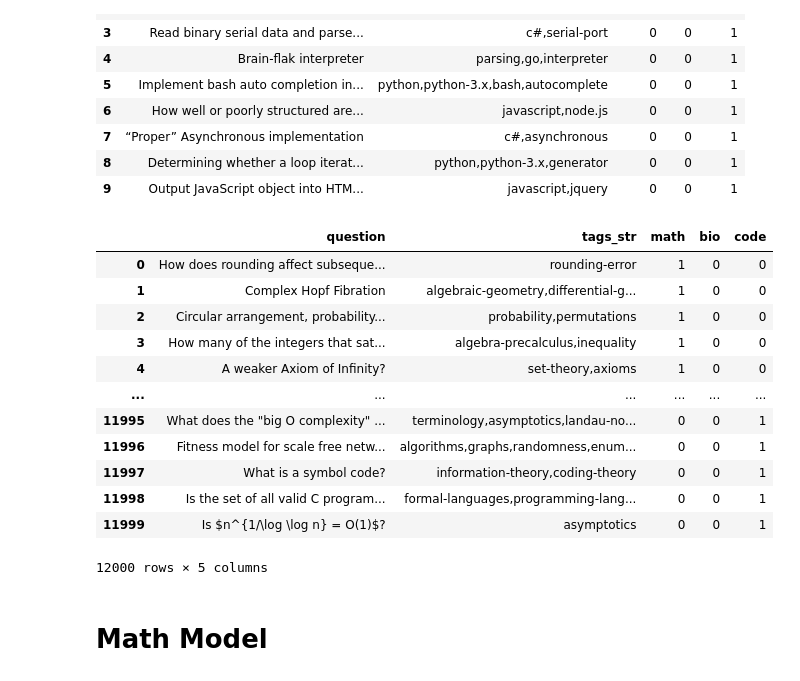
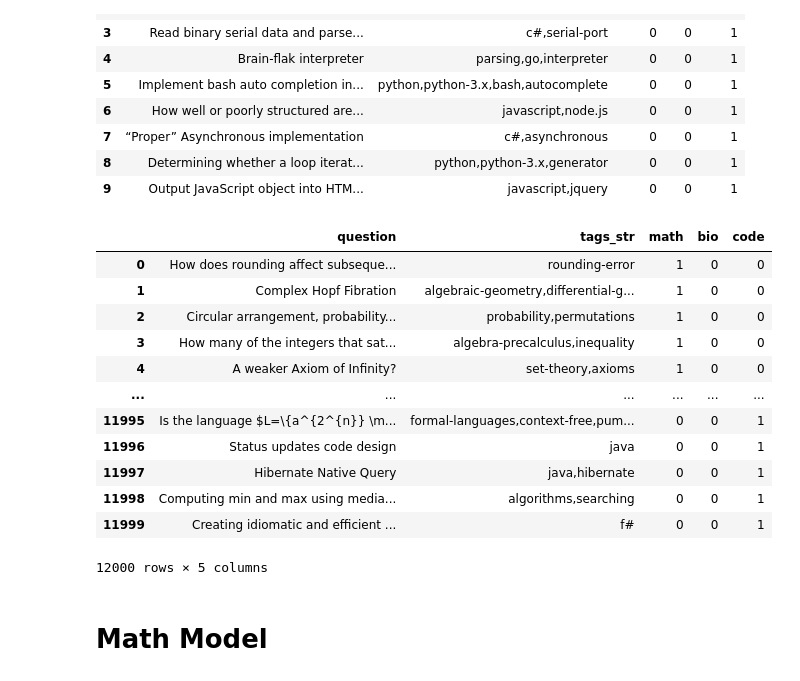
Before and after one commit to xxxDKGxxx/BHL-solution, a Jupyter notebook: train/datasets_preprocessing/train_three_models.ipynb, the cells around one changed output. Cells and saved outputs as stored; diff of their text form; code cells hidden in the pictures.

```diff
--- a/train/datasets_preprocessing/train_three_models.ipynb
+++ b/train/datasets_preprocessing/train_three_models.ipynb
@@ -78,31 +78,31 @@ code_df.head(10)
 # %%
 n_samples = 6000
 half_samples = n_samples // 2
 
 full_df = pd.concat(
 	[
-		math_df.sample(n=n_samples, random_state=42),
+		math_df.sample(n=half_samples, random_state=42),
 		bio_df.sample(n=half_samples , random_state=42),
-		code_df.sample(n=half_samples, random_state=42)
+		code_df.sample(n=n_samples, random_state=42)
 	],
     ignore_index=True,
 	axis=0
 )
 
 full_df
 # %% [output]
 |  | question | tags_str | math | bio | code |
 | 0 | How does rounding affect subseque... | rounding-error | 1 | 0 | 0 |
 | 1 | Complex Hopf Fibration | algebraic-geometry,differential-g... | 1 | 0 | 0 |
 | 2 | Circular arrangement, probability... | probability,permutations | 1 | 0 | 0 |
 | 3 | How many of the integers that sat... | algebra-precalculus,inequality | 1 | 0 | 0 |
 | 4 | A weaker Axiom of Infinity? | set-theory,axioms | 1 | 0 | 0 |
 | ... | ... | ... | ... | ... | ... |
-| 11995 | What does the "big O complexity" ... | terminology,asymptotics,landau-no... | 0 | 0 | 1 |
-| 11996 | Fitness model for scale free netw... | algorithms,graphs,randomness,enum... | 0 | 0 | 1 |
-| 11997 | What is a symbol code? | information-theory,coding-theory | 0 | 0 | 1 |
-| 11998 | Is the set of all valid C program... | formal-languages,programming-lang... | 0 | 0 | 1 |
-| 11999 | Is $n^{1/\log \log n} = O(1)$? | asymptotics | 0 | 0 | 1 |
+| 11995 | Is the language $L=\{a^{2^{n}} \m... | formal-languages,context-free,pum... | 0 | 0 | 1 |
+| 11996 | Status updates code design | java | 0 | 0 | 1 |
+| 11997 | Hibernate Native Query | java,hibernate | 0 | 0 | 1 |
+| 11998 | Computing min and max using media... | algorithms,searching | 0 | 0 | 1 |
+| 11999 | Creating idiomatic and efficient ... | f# | 0 | 0 | 1 |
 12000 rows × 5 columns
 # %% [markdown]
 # Math Model
```
Also changed, not shown: parts of 4 cells of this notebook.
